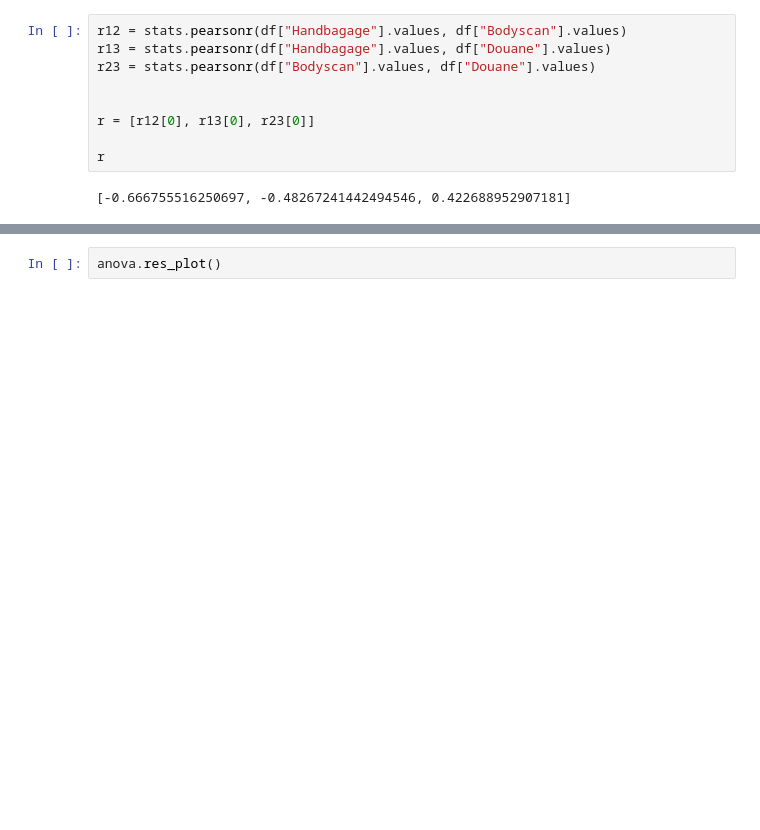
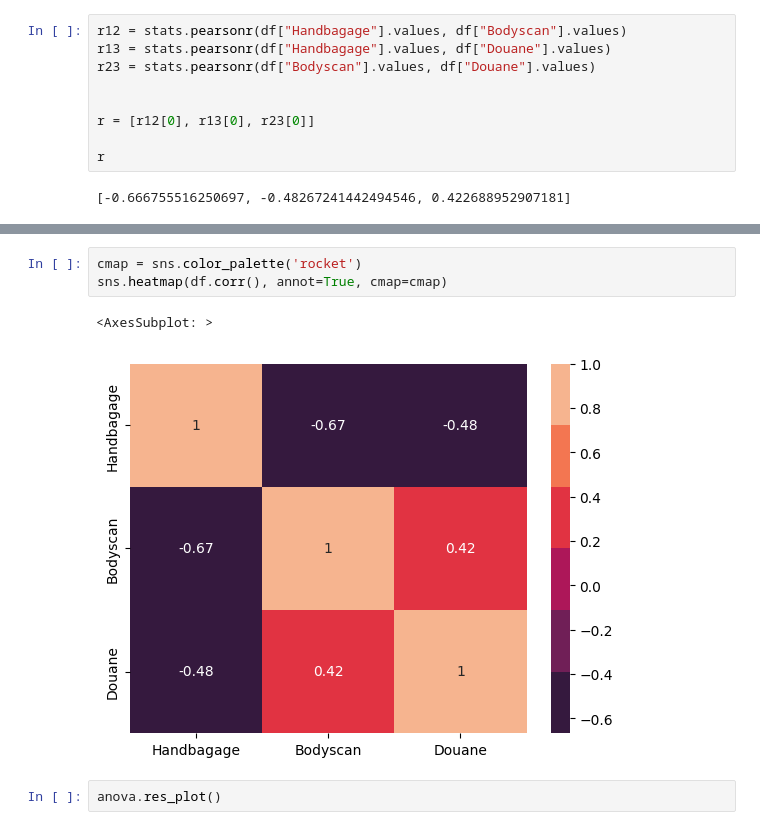
Before and after one commit to R4vante/School, a Jupyter notebook: Statistical Learning/Data Analyse/vliegveld.ipynb, the cells around one changed output, grey strips where cells are left out. Saved outputs shown, nothing was run; the diff lists cells and outputs as text; blank space fills up the shorter version.

```diff
--- a/Statistical Learning/Data Analyse/vliegveld.ipynb
+++ b/Statistical Learning/Data Analyse/vliegveld.ipynb
@@ -125,3 +132,9 @@ r
+# %%
+cmap = sns.color_palette('rocket')
+sns.heatmap(df.corr(), annot=True, cmap=cmap)
+# %% [output]
+<AxesSubplot: >
+[figure, added]
 # %%
 anova.res_plot()
 # %% [output]
```
Also changed, not shown: parts of 6 cells of this notebook, 1 other file.
